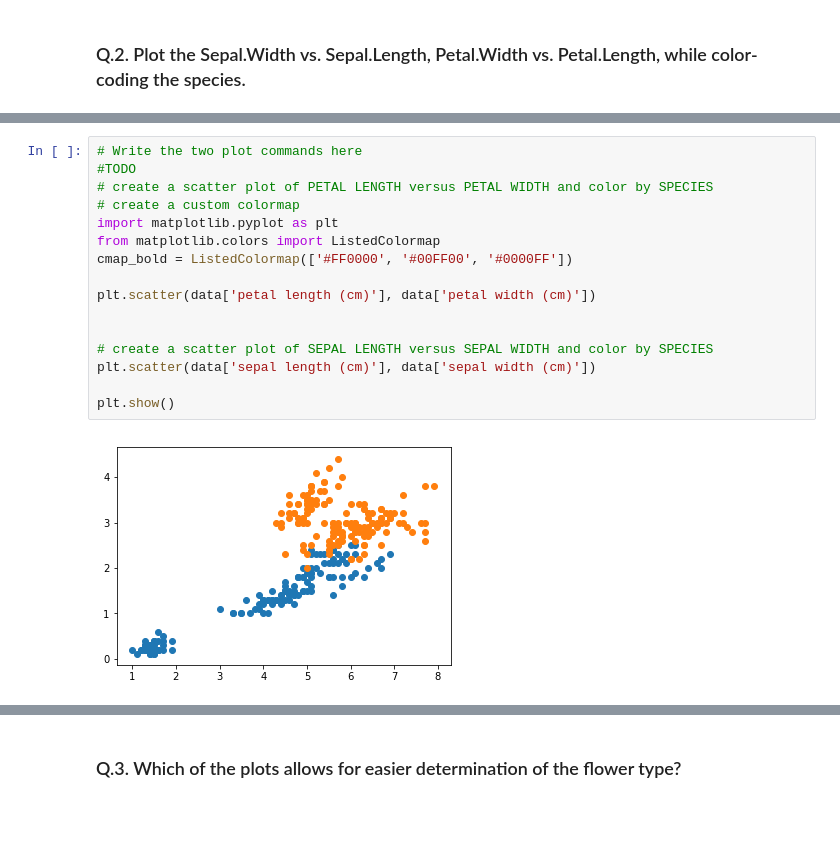
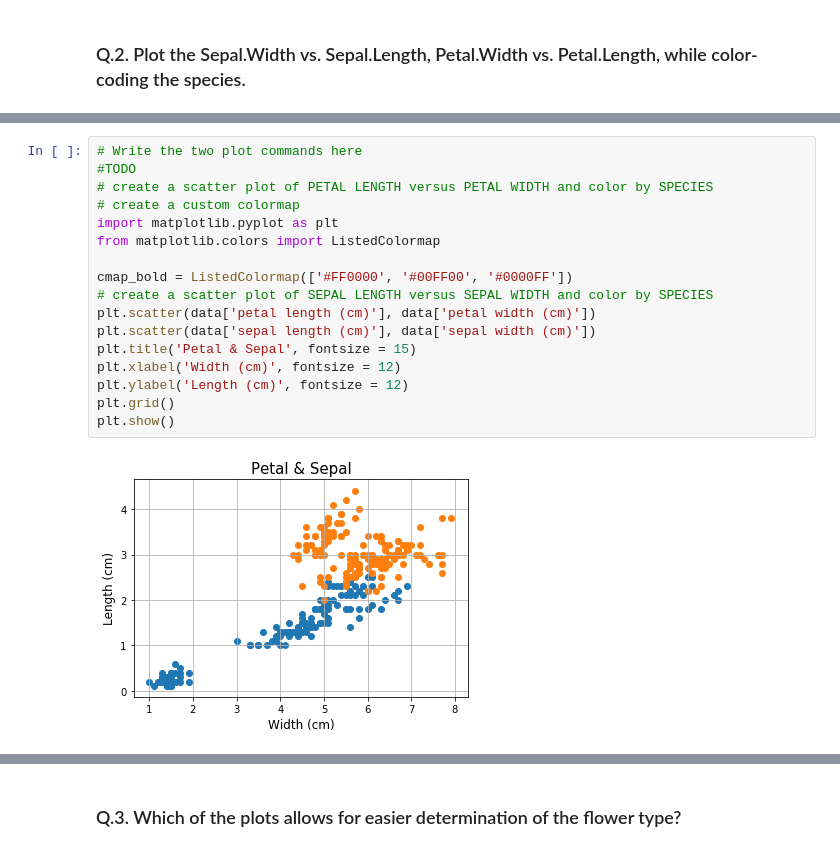
Before and after one commit to rodolfolermacontreras/ML_1_Assignment_1, a Jupyter notebook: ML510-L01-Filename.ipynb, the cells around one changed output, grey strips where cells are left out. Drawn from its saved outputs; the diff is of its cells as text; blank space fills up the shorter version.

Commit message:
Version_2
Working on Q2 - Plotting

```diff
--- a/ML510-L01-Filename.ipynb
+++ b/ML510-L01-Filename.ipynb
@@ -107,18 +139,19 @@ data.head()
 # %%
 # Write the two plot commands here
 #TODO
 # create a scatter plot of PETAL LENGTH versus PETAL WIDTH and color by SPECIES
 # create a custom colormap
 import matplotlib.pyplot as plt
 from matplotlib.colors import ListedColormap
+
 cmap_bold = ListedColormap(['#FF0000', '#00FF00', '#0000FF'])
-
+# create a scatter plot of SEPAL LENGTH versus SEPAL WIDTH and color by SPECIES
 plt.scatter(data['petal length (cm)'], data['petal width (cm)'])
-
-
-# create a scatter plot of SEPAL LENGTH versus SEPAL WIDTH and color by SPECIES
 plt.scatter(data['sepal length (cm)'], data['sepal width (cm)'])
-
+plt.title('Petal & Sepal', fontsize = 15)
+plt.xlabel('Width (cm)', fontsize = 12)
+plt.ylabel('Length (cm)', fontsize = 12)
+plt.grid()
 plt.show()
 # %% [output]
-[figure, old version]
+[figure, new version]
```
Also changed, not shown: parts of 15 cells of this notebook.
